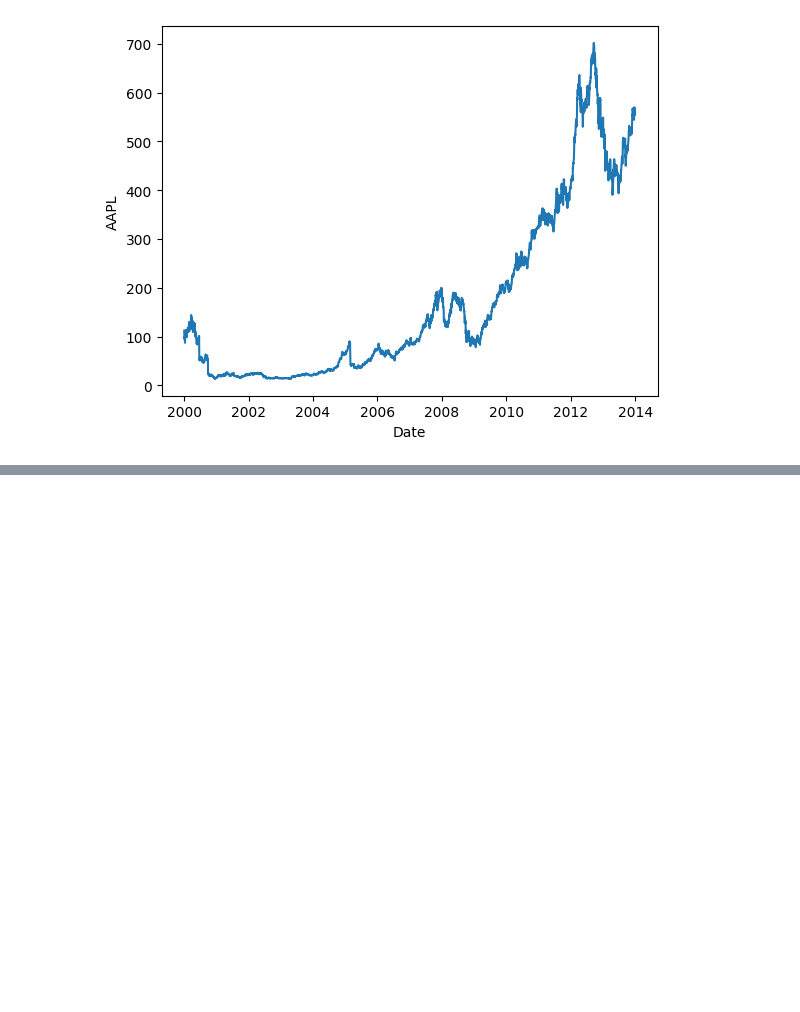
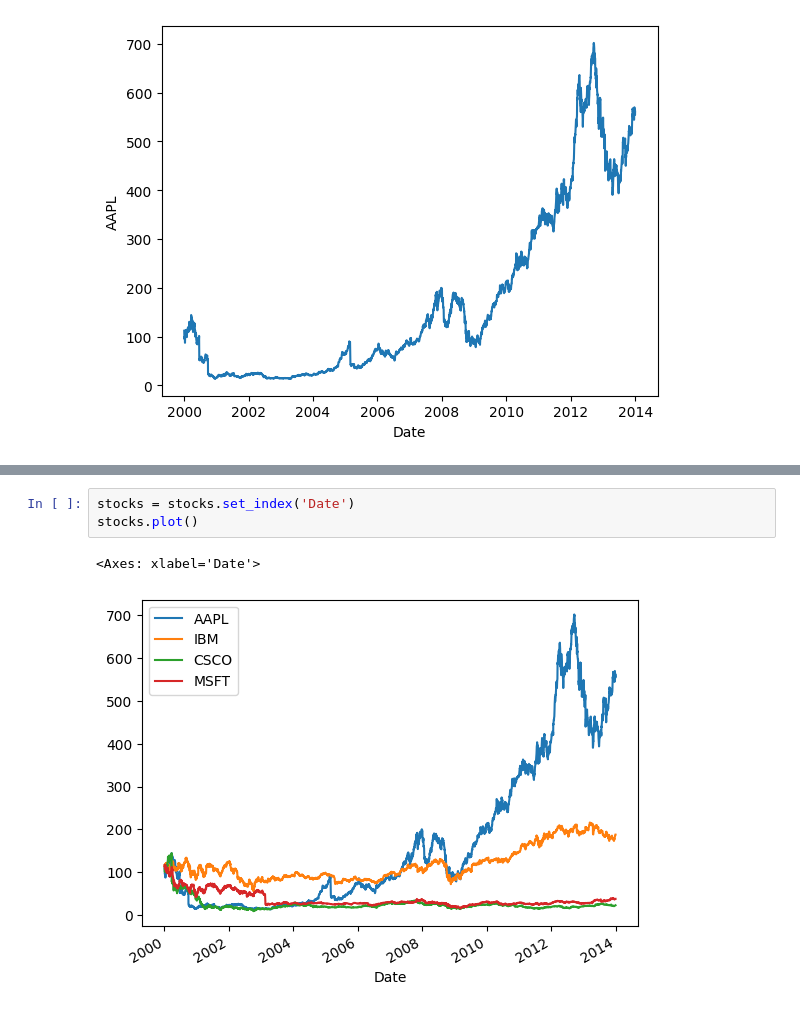
Before and after one commit to BryhanS/supply-chain-data-science-project, a Jupyter notebook: 08.Visualization-with-matplotlib/data.ipynb, the cells around one changed output, grey strips where cells are left out. Saved outputs shown, nothing was run; the diff lists cells and outputs as text; blank space fills up the shorter version.

```diff
--- a/08.Visualization-with-matplotlib/data.ipynb
+++ b/08.Visualization-with-matplotlib/data.ipynb
@@ -32,0 +73,6 @@ sns.lineplot(x='Date',y='AAPL',data=stocks)
+# %%
+stocks = stocks.set_index('Date')
+stocks.plot()
+# %% [output]
+<Axes: xlabel='Date'>
+[figure, added]
```
Also changed, not shown: parts of 13 cells of this notebook, 1 other file.
